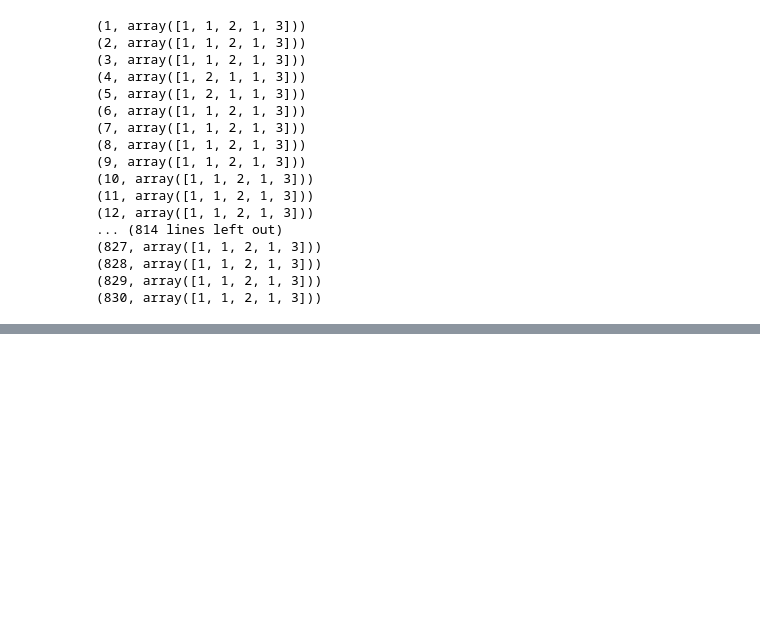
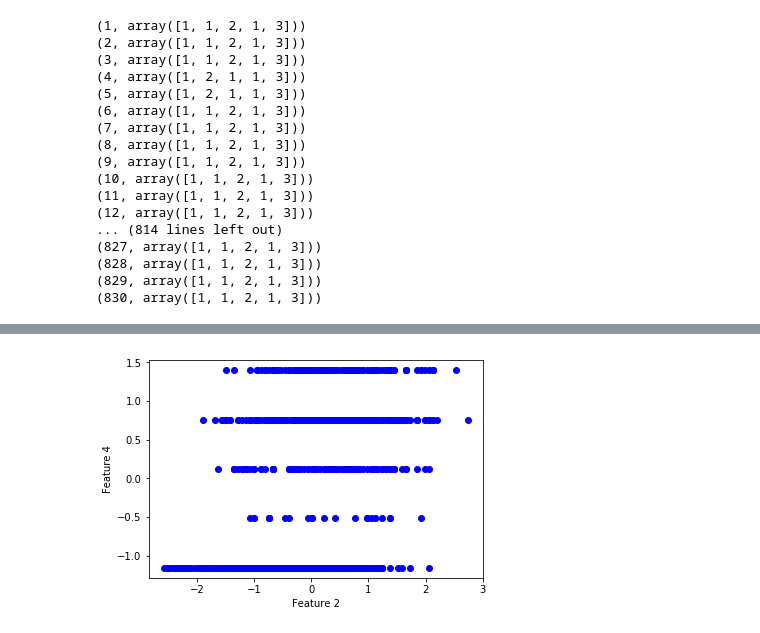
Before and after one commit to patel418/python_algcomp, a Jupyter notebook: Mammogram_Test.ipynb, the cells around one changed output, grey strips where cells are left out. Saved outputs shown, nothing was run; the diff lists cells and outputs as text; code cells hidden in the pictures; blank space fills up the shorter version.

```diff
--- a/Mammogram_Test.ipynb
+++ b/Mammogram_Test.ipynb
@@ -225,0 +227,8 @@ pp.show()
+# %%
+pp.figure()
+pp.plot(X[:,1], X[:,3], 'bo') # b for blue, o for circle
+pp.xlabel('Feature 2')
+pp.ylabel('Feature 4')
+pp.show()
+# %% [output]
+[figure, added]
```
Also changed, not shown: parts of 16 cells of this notebook.
